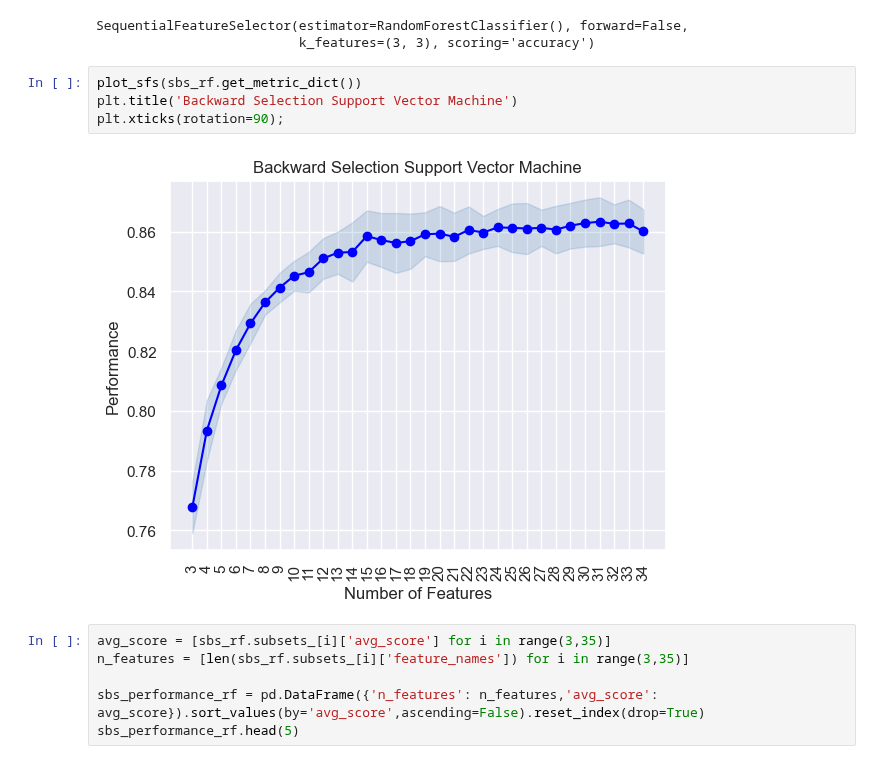
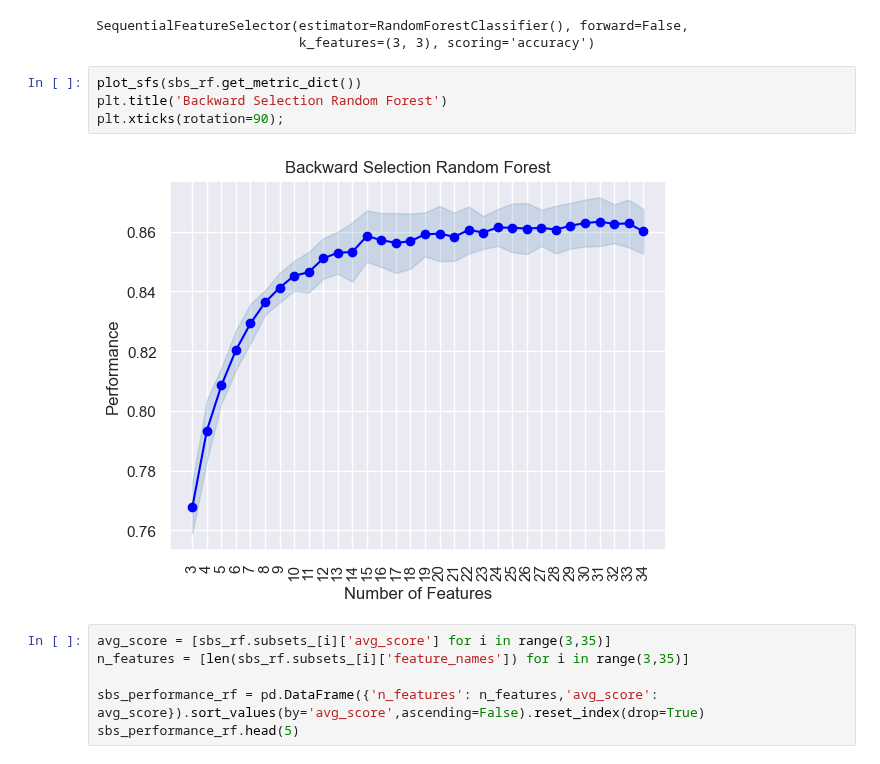
Before and after one commit to emsif84/churn_prediction, a Jupyter notebook: churn_prediction.ipynb, the cells around one changed output. Cells and saved outputs as stored; diff of their text form.

```diff
--- a/churn_prediction.ipynb
+++ b/churn_prediction.ipynb
@@ -737,10 +737,10 @@ SequentialFeatureSelector(estimator=RandomForestClassifier(), forward=False,
                           k_features=(3, 3), scoring='accuracy')
 # %%
 plot_sfs(sbs_rf.get_metric_dict())
-plt.title('Backward Selection Support Vector Machine')
+plt.title('Backward Selection Random Forest')
 plt.xticks(rotation=90);
 # %% [output]
-[figure, old version]
+[figure, new version]
 # %%
 avg_score = [sbs_rf.subsets_[i]['avg_score'] for i in range(3,35)]
 n_features = [len(sbs_rf.subsets_[i]['feature_names']) for i in range(3,35)]
```
